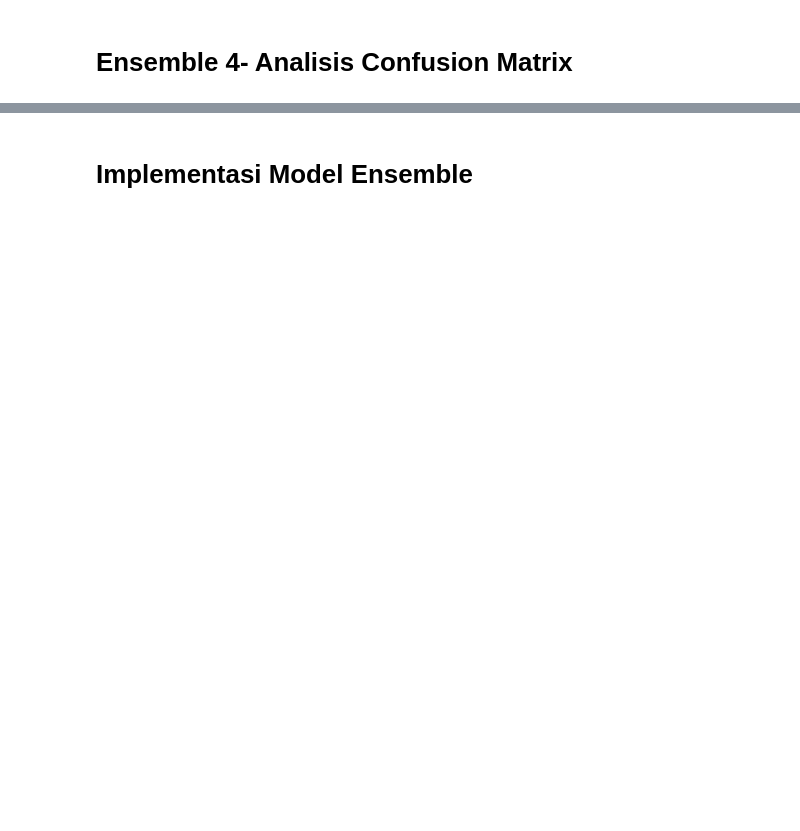
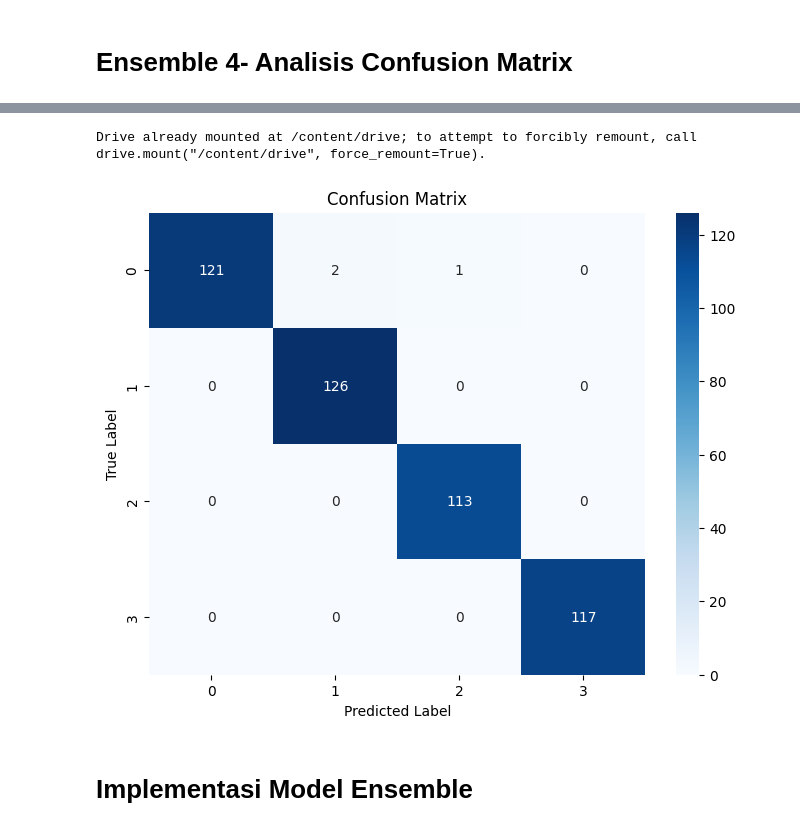
Before and after one commit to dian-wijayanti/DOKUMEN-TESIS, a Jupyter notebook: Dokumentasi.ipynb, the cells around one changed output, grey strips where cells are left out. Cells and saved outputs as stored; diff of their text form; code cells hidden in the pictures; blank space fills up the shorter version.

```diff
--- a/Dokumentasi.ipynb
+++ b/Dokumentasi.ipynb
@@ -3588,2 +3236,47 @@ Test F1-Score: 0.9939
+# %%
+# confusion_matrix_analysis.py
+
+# Mount Google Drive
+from google.colab import drive
+drive.mount('/content/drive')
+
+# Import fungsi dari common.py untuk memuat dataset
+from common import load_dataset
+
+# Import modul yang diperlukan
+import pickle
+from sklearn.model_selection import train_test_split
+from sklearn.metrics import confusion_matrix
+import matplotlib.pyplot as plt
+import seaborn as sns
+
+# --- Pemuatan Dataset ---
+data_path = "/content/drive/MyDrive/DATA/oversampled_labeled_dataset_2024.csv"
+texts, labels = load_dataset(data_path)
+
+# Ambil test set (sama dengan pembagian di train_validate.py)
+# Karena pembagian data yang tepat tidak tersimpan, kita asumsikan pembagian ulang dengan random_state yang sama
+_, X_test, _, y_test = train_test_split(texts, labels, test_size=0.2, random_state=42)
+
+# Muat model ensemble yang telah disimpan
+with open("stacking_model.pkl", "rb") as f:
+    stacking_clf = pickle.load(f)
+
+# Lakukan prediksi pada test set
+y_test_pred = stacking_clf.predict(X_test)
+
+# Hitung confusion matrix
+cm = confusion_matrix(y_test, y_test_pred)
+
+# Visualisasi confusion matrix
+plt.figure(figsize=(8, 6))
+sns.heatmap(cm, annot=True, fmt='d', cmap='Blues')
+plt.xlabel("Predicted Label")
+plt.ylabel("True Label")
+plt.title("Confusion Matrix")
+plt.show()
+# %% [output]
+Drive already mounted at /content/drive; to attempt to forcibly remount, call drive.mount("/content/drive", force_remount=True).
+[figure, added]
 # %% [markdown]
 # Implementasi Model Ensemble
```
Also changed, not shown: parts of 10 cells of this notebook.
